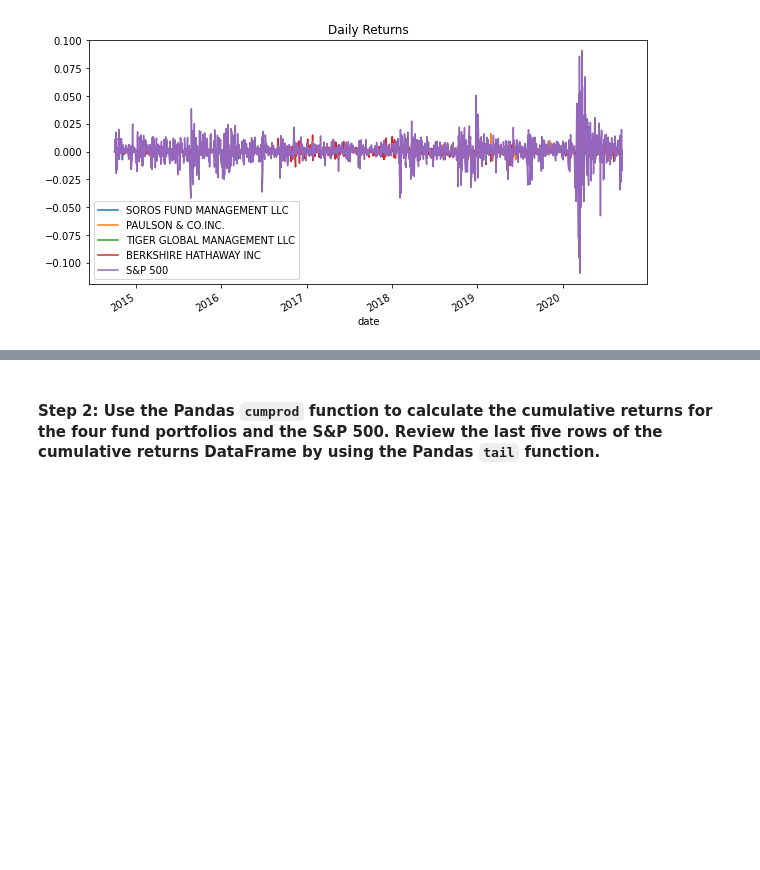
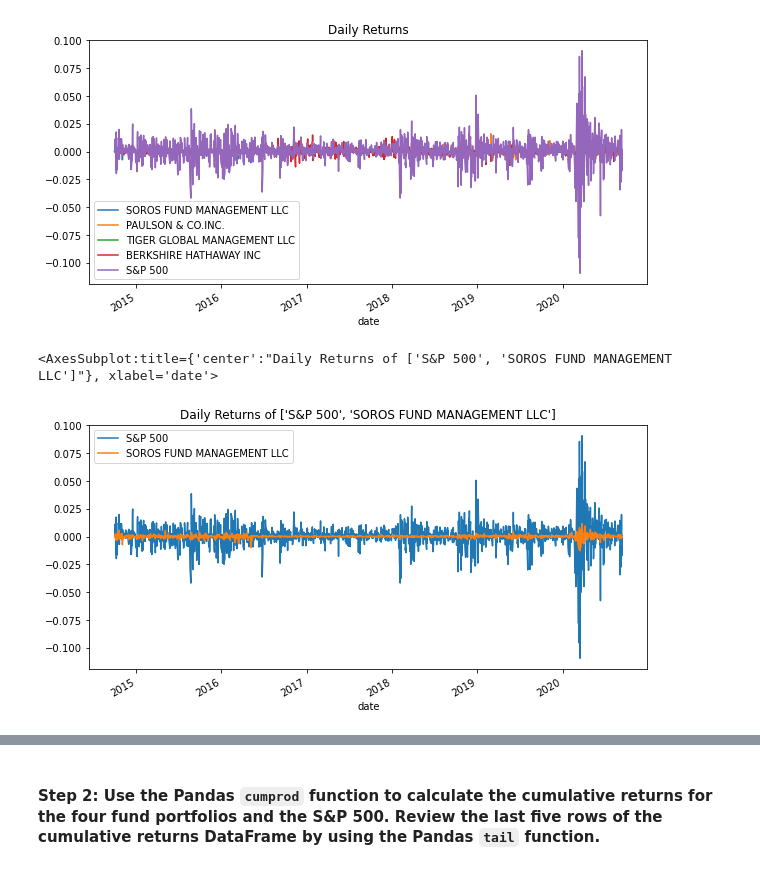
Before and after one commit to dev8125/Investment-Risk-Reward-Analysis, a Jupyter notebook: Starter_Code-5/risk_return_analysis.ipynb, the cells around one changed output, grey strips where cells are left out. Saved outputs shown, nothing was run; the diff lists cells and outputs as text; code cells hidden in the pictures; blank space fills up the shorter version.

Commit message:
Finished analyzing risk-reward returns

```diff
--- a/Starter_Code-5/risk_return_analysis.ipynb
+++ b/Starter_Code-5/risk_return_analysis.ipynb
@@ -161,3 +161,9 @@ daily_returns_df.plot(title='Daily Returns', figsize=(10,5))
 # %% [output]
 <AxesSubplot:title={'center':'Daily Returns'}, xlabel='date'>
 [figure]
+# %%
+params_to_plot = [daily_returns_df.columns[4], daily_returns_df.columns[0]]
+daily_returns_df[params_to_plot].plot(title=f'Daily Returns of {params_to_plot}', figsize=(10,5), legend=True)
+# %% [output]
+<AxesSubplot:title={'center':"Daily Returns of ['S&P 500', 'SOROS FUND MANAGEMENT LLC']"}, xlabel='date'>
+[figure, added]
```
Also changed, not shown: parts of 12 cells of this notebook.
